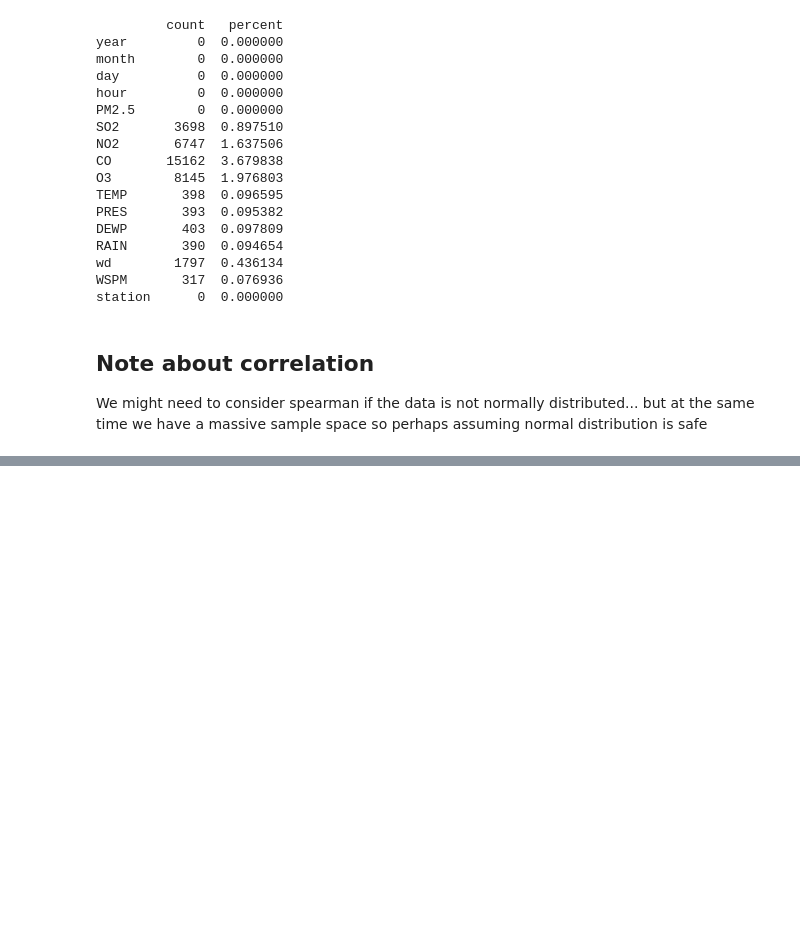
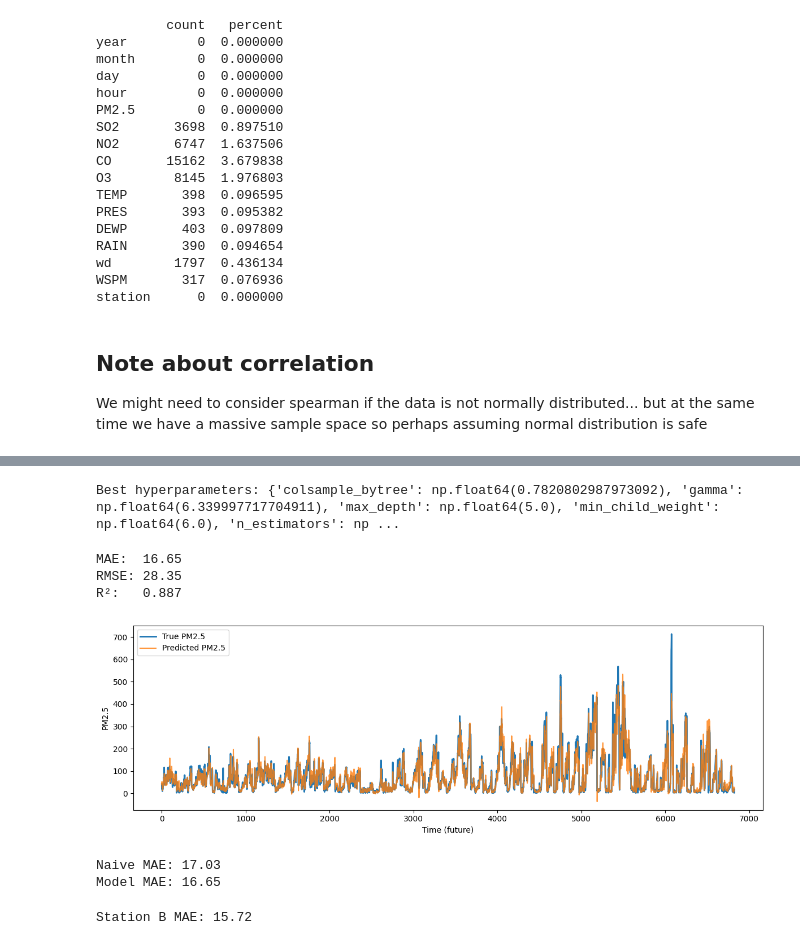
Before and after one commit to perujuice/AirQ_beijing, a Jupyter notebook: model.ipynb, the cells around one changed output, grey strips where cells are left out. Cells and saved outputs as stored; diff of their text form; code cells hidden in the pictures; blank space fills up the shorter version.

```diff
--- a/model.ipynb
+++ b/model.ipynb
@@ -483,0 +626,64 @@ diagnose_mv(df, 'WSPM')
+# %%
+trials = Trials()
+
+best = fmin(
+    fn=objective,
+    space=space,
+    algo=tpe.suggest,
+    max_evals=50,
+    trials=trials,
+    rstate=np.random.default_rng(42) # I just added this to make it reproducable!
+)
+
+print("Best hyperparameters:", best)
+# %% [output]
+Best hyperparameters: {'colsample_bytree': np.float64(0.7820802987973092), 'gamma': np.float64(6.339997717704911), 'max_depth': np.float64(5.0), 'min_child_weight': np.float64(6.0), 'n_estimators': np ...
+# %%
+final_model = xgb.XGBRegressor(
+    n_estimators=int(best['n_estimators']),
+    max_depth=int(best['max_depth']),
+    gamma=best['gamma'],
+    reg_alpha=int(best['reg_alpha']),
+    reg_lambda=best['reg_lambda'],
+    min_child_weight=int(best['min_child_weight']),
+    colsample_bytree=best['colsample_bytree'],
+    objective='reg:squarederror',
+    random_state=42,
+    n_jobs=-1
+)
+
+final_model.fit(X_train, y_train)
+
+preds = final_model.predict(X_test)
+# %%
+mae  = mean_absolute_error(y_test, preds)
+rmse = np.sqrt(mean_squared_error(y_test, preds))
+r2   = r2_score(y_test, preds)
+
+print(f"MAE:  {mae:.2f}")
+print(f"RMSE: {rmse:.2f}")
+print(f"R²:   {r2:.3f}")
+# %% [output]
+MAE:  16.65
+RMSE: 28.35
+R²:   0.887
+# %%
+plt.figure(figsize=(12,4))
+plt.plot(y_test.values, label="True PM2.5", linewidth=2)
+plt.plot(preds, label="Predicted PM2.5", alpha=0.8)
+plt.xlabel("Time (future)")
+plt.ylabel("PM2.5")
+plt.legend()
+plt.tight_layout()
+plt.show()
+# %% [output]
+[figure, added]
+# %%
+naive_preds = X_test['pm25_lag_1'].values
+
+naive_mae = mean_absolute_error(y_test, naive_preds)
+print(f"Naive MAE: {naive_mae:.2f}")
+print(f"Model MAE: {mae:.2f}")
+# %% [output]
+Naive MAE: 17.03
+Model MAE: 16.65
@@ -483,0 +700,9 @@ diagnose_mv(df, 'WSPM')
+# %%
+preds_B = final_model.predict(X_B)
+
+from sklearn.metrics import mean_absolute_error
+mae_B = mean_absolute_error(y_B, preds_B)
+
+print(f"Station B MAE: {mae_B:.2f}")
+# %% [output]
+Station B MAE: 15.72
```
Also changed, not shown: parts of 52 cells of this notebook, 1 other file.
